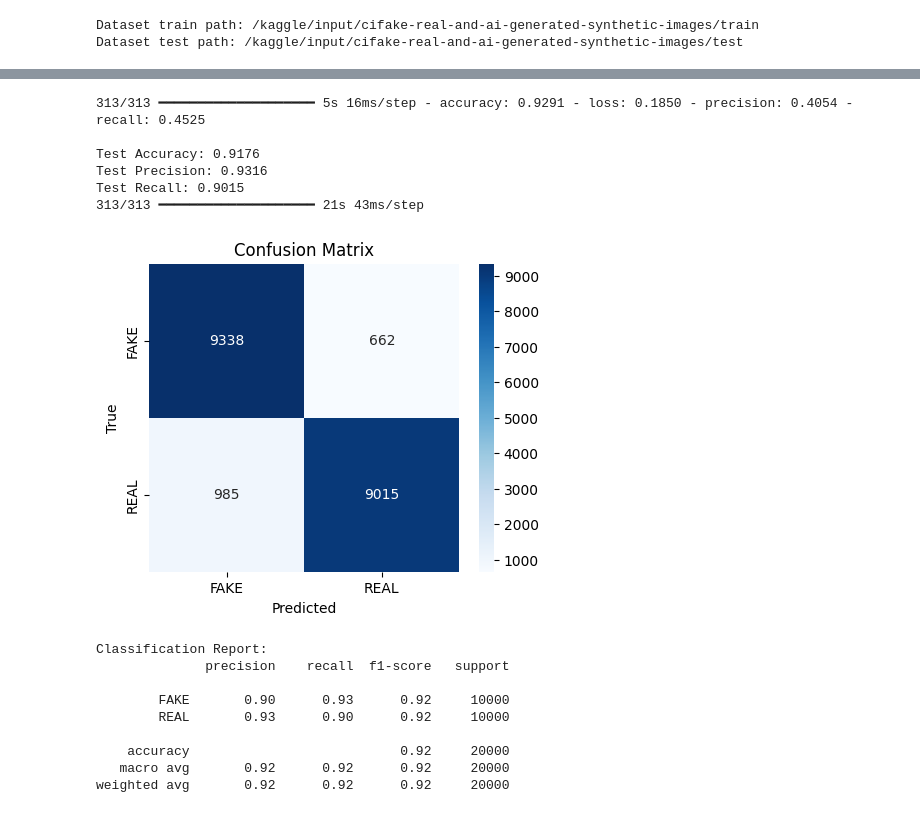
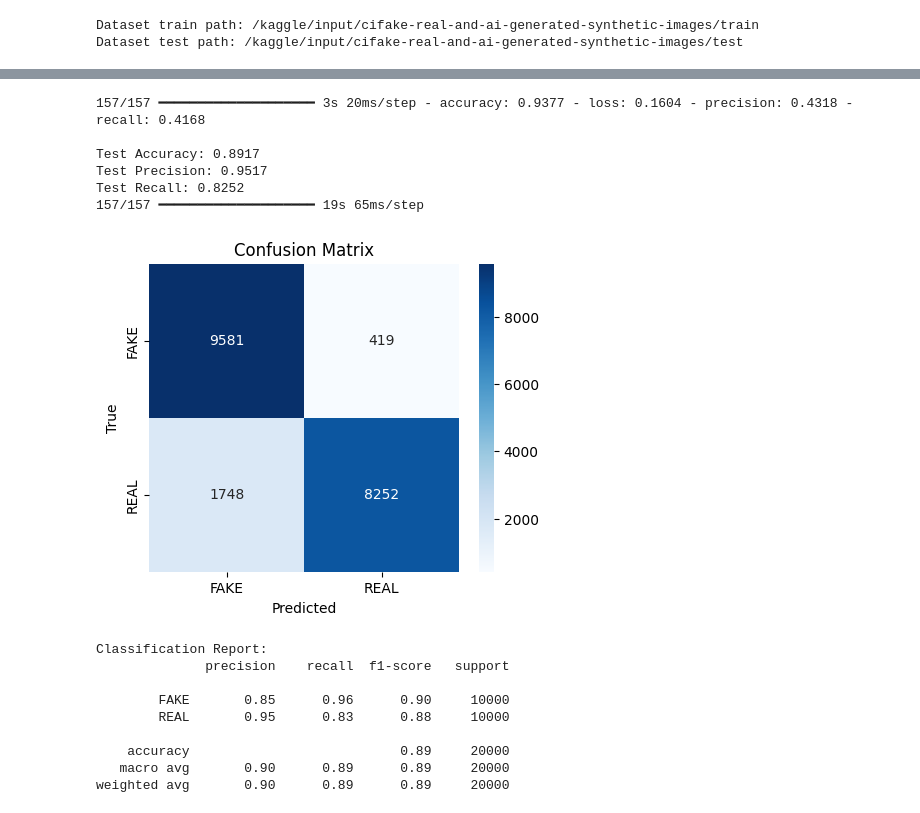
Before and after one commit to retnnoo/ResNet101_CIFAKE_Classification, a Jupyter notebook: resnet101-cifake-classification.ipynb, the cells around one changed output, grey strips where cells are left out. Drawn from its saved outputs; the diff is of its cells as text; code cells hidden in the pictures.

```diff
--- a/resnet101-cifake-classification.ipynb
+++ b/resnet101-cifake-classification.ipynb
@@ -56,7 +56,7 @@ show_examples(test_dir, "Test Dataset Samples")
 # %%
 img_height = 32
 img_width = 32
-batch_size = 64
+batch_size = 128
 seed = 42
 
 #load data folder train
@@ -149,25 +142,21 @@ for images, labels in train_ds.take(1):
 import tensorflow as tf
 from tensorflow.keras import layers, regularizers
 
-# ResNet101 (tanpa pretrained weights)
-base_model = tf.keras.applications.ResNet101(
+# Base model ResNet101 tanpa top layer
+ResNet101_base = tf.keras.applications.ResNet101(
     include_top=False,
     weights=None,
     input_shape=(img_height, img_width, 3),
-    pooling='avg'
+    pooling='max'
 )
 
-base_model.trainable = True
+# Tambahkan output layer untuk 2 kelas
+outputs = tf.keras.layers.Dense(1, activation='sigmoid')(ResNet101_base.output)
 
-inputs = tf.keras.Input(shape=(img_height, img_width, 3))
-x = base_model(inputs, training=False)
-x = layers.BatchNormalization()(x)
-x = layers.Dense(256, activation='relu', kernel_regularizer=regularizers.l2(0.01))(x)
-x = layers.Dropout(0.4)(x)
-x = layers.Dense(64, activation='relu')(x)
-outputs = layers.Dense(1, activation='sigmoid')(x)
+# Buat model final
+model = tf.keras.Model(inputs=ResNet101_base.input, outputs=outputs)
 
-model = tf.keras.Model(inputs, outputs)
+# Compile model
 model.compile(
     optimizer=tf.keras.optimizers.Adam(learning_rate=0.001),
     loss='binary_crossentropy',
@@ -202,14 +190,16 @@ Model: "functional_1"
 # Training dengan EarlyStopping
 early_stop = tf.keras.callbacks.EarlyStopping(
     monitor='val_loss',
-    patience=10,
+    patience=20,
     restore_best_weights=True
 )
 
+# Training model
 history = model.fit(
-    train_ds,
+    train_ds.shuffle(1024),
     validation_data=val_ds,
-    epochs=30,
-    callbacks=[early_stop]
+    epochs=100,
+    callbacks=[early_stop],
+    verbose=1
 )
 # %% [output]
@@ -258,38 +248,43 @@ plt.show()
 # %%
-# 11️Evaluasi di Data Test
-test_loss, test_acc, test_prec, test_rec = model.evaluate(test_ds)
+# Evaluasi di Data Test
+
+test_loss, test_acc, test_prec, test_rec = model.evaluate(test_ds, verbose=1)
 print(f"\nTest Accuracy: {test_acc:.4f}")
 print(f"Test Precision: {test_prec:.4f}")
 print(f"Test Recall: {test_rec:.4f}")
 
 y_true = np.concatenate([y for x, y in test_ds], axis=0)
+
 y_pred = model.predict(test_ds)
-y_pred_classes = (y_pred > 0.5).astype("int32")
+y_pred_classes = (y_pred.flatten() > 0.5).astype("int32")  # threshold 0.5
 
+# Confusion matrix
 cm = confusion_matrix(y_true, y_pred_classes)
 plt.figure(figsize=(5, 4))
-sns.heatmap(cm, annot=True, fmt='d', cmap='Blues', xticklabels=['FAKE', 'REAL'], yticklabels=['FAKE', 'REAL'])
+sns.heatmap(cm, annot=True, fmt='d', cmap='Blues',
+            xticklabels=['FAKE', 'REAL'], yticklabels=['FAKE', 'REAL'])
 plt.xlabel('Predicted')
 plt.ylabel('True')
 plt.title('Confusion Matrix')
 plt.show()
 
+# Classification report
 print("\nClassification Report:")
 print(classification_report(y_true, y_pred_classes, target_names=['FAKE', 'REAL']))
 # %% [output]
-313/313 ━━━━━━━━━━━━━━━━━━━━ 5s 16ms/step - accuracy: 0.9291 - loss: 0.1850 - precision: 0.4054 - recall: 0.4525
+157/157 ━━━━━━━━━━━━━━━━━━━━ 3s 20ms/step - accuracy: 0.9377 - loss: 0.1604 - precision: 0.4318 - recall: 0.4168
 
-Test Accuracy: 0.9176
-Test Precision: 0.9316
-Test Recall: 0.9015
-313/313 ━━━━━━━━━━━━━━━━━━━━ 21s 43ms/step
+Test Accuracy: 0.8917
+Test Precision: 0.9517
+Test Recall: 0.8252
+157/157 ━━━━━━━━━━━━━━━━━━━━ 19s 65ms/step
-[figure, old version]
+[figure, new version]
 Classification Report:
               precision    recall  f1-score   support
 
-        FAKE       0.90      0.93      0.92     10000
-        REAL       0.93      0.90      0.92     10000
+        FAKE       0.85      0.96      0.90     10000
+        REAL       0.95      0.83      0.88     10000
 
-    accuracy                           0.92     20000
-   macro avg       0.92      0.92      0.92     20000
-weighted avg       0.92      0.92      0.92     20000
+    accuracy                           0.89     20000
+   macro avg       0.90      0.89      0.89     20000
+weighted avg       0.90      0.89      0.89     20000
```
Also changed, not shown: parts of 9 cells of this notebook.
